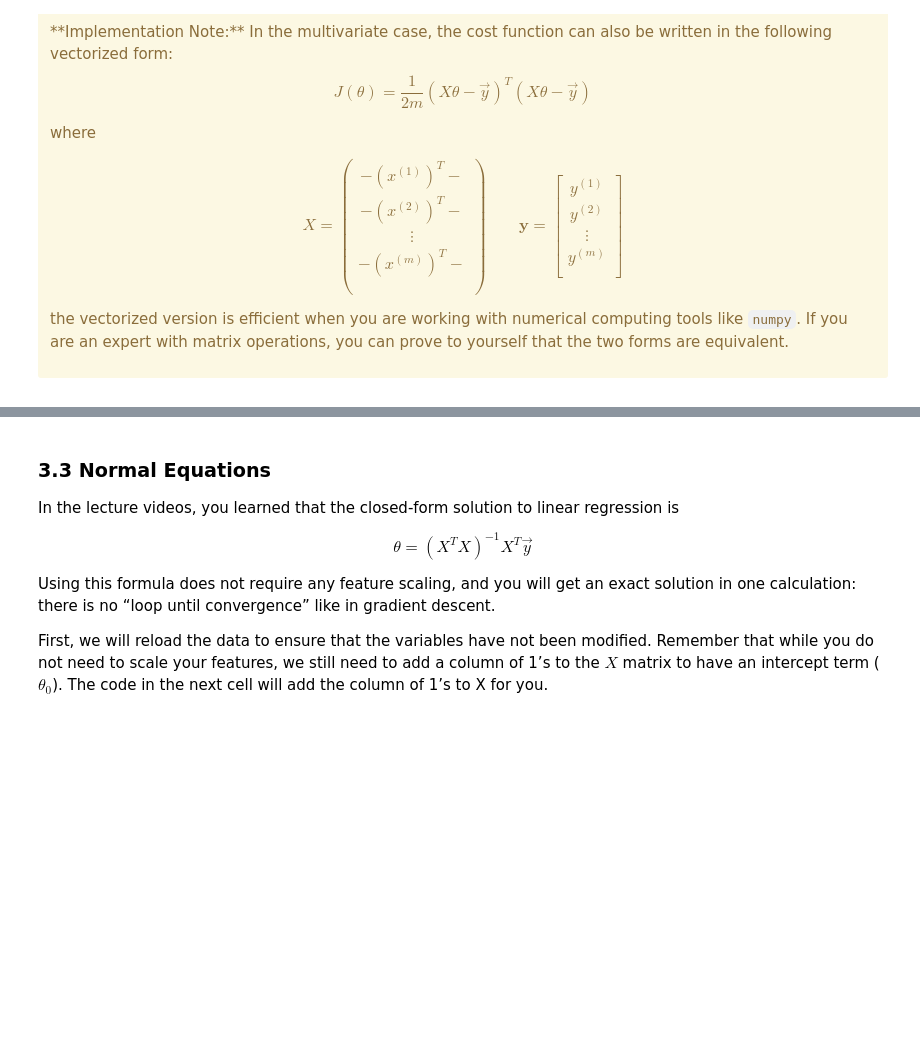
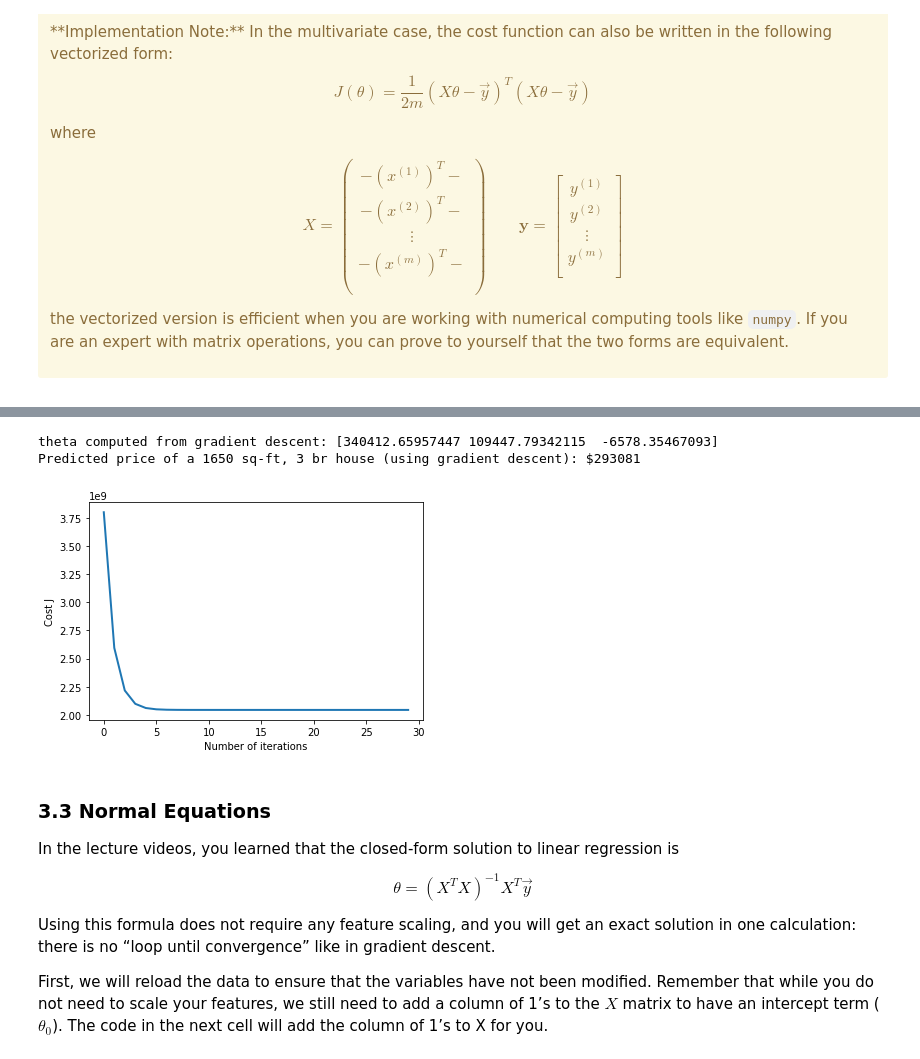
Before and after one commit to swapnil-ahlawat/ML-QSTP-19, a Jupyter notebook: Task1.ipynb, the cells around one changed output, grey strips where cells are left out. Saved outputs shown, nothing was run; the diff lists cells and outputs as text; code cells hidden in the pictures; blank space fills up the shorter version.

```diff
--- a/Task1.ipynb
+++ b/Task1.ipynb
@@ -572,8 +585,11 @@ def  featureNormalize(X):
     sigma = np.zeros(X.shape[1])
 
     # =========================== YOUR CODE HERE =====================
-
-
+    t=X[0,:].size
+    for i in range(t):
+        mu[i]=np.mean(X[:,i])
+        sigma[i]=np.std(X[:,i])
+        X_norm[:,i]=(X[:,i]-mu[i])/sigma[i]
     # ================================================================
     return X_norm, mu, sigma
 # %% [markdown]
@@ -652,7 +671,10 @@ def computeCostMulti(X, y, theta):
     J = 0
 
     # ======================= YOUR CODE HERE ===========================
-
+    theta=np.array(theta)
+    y=y[:,None]
+    theta=theta[:,None]
+    J= (((X.dot(theta)) - y)**2).sum()/(2*m)
 
     # ==================================================================
     return J
@@ -701,10 +723,14 @@ def gradientDescentMulti(X, y, theta, alpha, num_iters):
     theta = theta.copy()
 
     J_history = []
-
+    n= theta.size
+    a=np.zeros(n)
     for i in range(num_iters):
         # ======================= YOUR CODE HERE ==========================
-
+        for j in range(n):
+            a[j]=(((X.dot(theta)) - y).dot(X[:,j])).sum()/(m)
+        for k in range(n):
+            theta[k] = theta[k] - a[k]*alpha
 
         # =================================================================
 
@@ -757,37 +783,42 @@ alpha and see which one gives you the best result.
 
 Finally, you should complete the code at the end to predict the price
 of a 1650 sq-ft, 3 br house.
 
 Hint
 ----
 At prediction, make sure you do the same feature normalization.
 """
 # Choose some alpha value - change this
-alpha = 0.1
-num_iters = 400
+alpha = 1
+num_iters = 30
 
 # init theta and run gradient descent
 theta = np.zeros(3)
 theta, J_history = gradientDescentMulti(X, y, theta, alpha, num_iters)
 
 # Plot the convergence graph
 pyplot.plot(np.arange(len(J_history)), J_history, lw=2)
 pyplot.xlabel('Number of iterations')
 pyplot.ylabel('Cost J')
 
 # Display the gradient descent's result
 print('theta computed from gradient descent: {:s}'.format(str(theta)))
 
 # Estimate the price of a 1650 sq-ft, 3 br house
 # ======================= YOUR CODE HERE ===========================
 # Recall that the first column of X is all-ones.
 # Thus, it does not need to be normalized.
-
-price = 0   # You should change this
+space= (1650-mu[0])/sigma[0]
+bed=(3-mu[1])/sigma[1]
+price = theta[0] + theta[1]*space + theta[2]*bed   # You should change this
 
 # ===================================================================
 
 print('Predicted price of a 1650 sq-ft, 3 br house (using gradient descent): ${:.0f}'.format(price))
+# %% [output]
+theta computed from gradient descent: [340412.65957447 109447.79342115  -6578.35467093]
+Predicted price of a 1650 sq-ft, 3 br house (using gradient descent): $293081
+[figure, added]
 # %% [markdown]
 <a id="section7"></a>
 ### 3.3 Normal Equations
```
Also changed, not shown: parts of 4 cells of this notebook.
